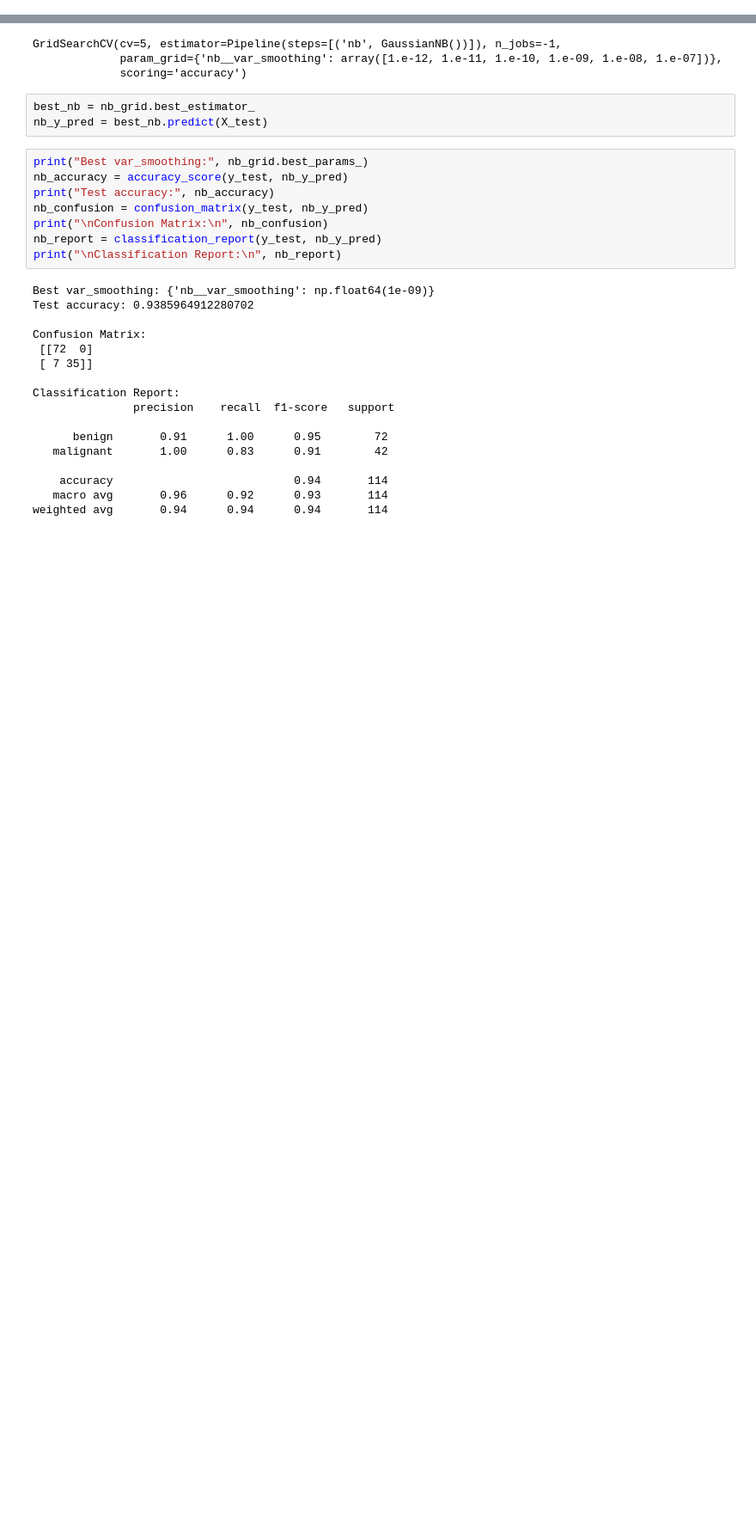
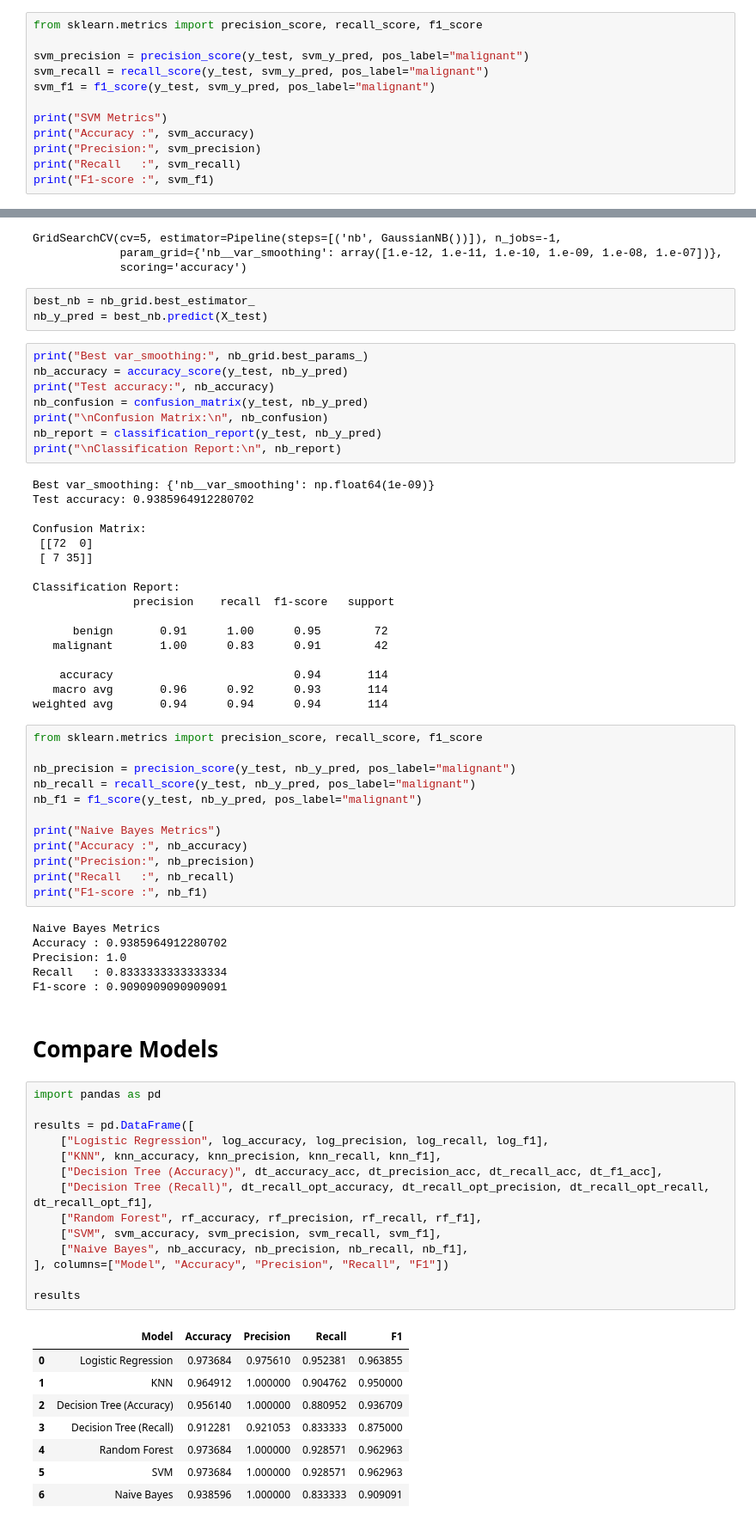
Before and after one commit to AromalDileep/traditional_ml, a Jupyter notebook: notebooks/09_classification_models.ipynb, the cells around one changed output, grey strips where cells are left out. Shown at 86% size. Drawn from its saved outputs; the diff is of its cells as text; blank space fills up the shorter version.

```diff
--- a/notebooks/09_classification_models.ipynb
+++ b/notebooks/09_classification_models.ipynb
@@ -1877,3 +1979,15 @@ Classification Report:
     accuracy                           0.97       114
    macro avg       0.98      0.96      0.97       114
 weighted avg       0.97      0.97      0.97       114
+# %%
+from sklearn.metrics import precision_score, recall_score, f1_score
+
+svm_precision = precision_score(y_test, svm_y_pred, pos_label="malignant")
+svm_recall = recall_score(y_test, svm_y_pred, pos_label="malignant")
+svm_f1 = f1_score(y_test, svm_y_pred, pos_label="malignant")
+
+print("SVM Metrics")
+print("Accuracy :", svm_accuracy)
+print("Precision:", svm_precision)
+print("Recall   :", svm_recall)
+print("F1-score :", svm_f1)
@@ -2074,3 +2194,46 @@ Classification Report:
     accuracy                           0.94       114
    macro avg       0.96      0.92      0.93       114
 weighted avg       0.94      0.94      0.94       114
+# %%
+from sklearn.metrics import precision_score, recall_score, f1_score
+
+nb_precision = precision_score(y_test, nb_y_pred, pos_label="malignant")
+nb_recall = recall_score(y_test, nb_y_pred, pos_label="malignant")
+nb_f1 = f1_score(y_test, nb_y_pred, pos_label="malignant")
+
+print("Naive Bayes Metrics")
+print("Accuracy :", nb_accuracy)
+print("Precision:", nb_precision)
+print("Recall   :", nb_recall)
+print("F1-score :", nb_f1)
+# %% [output]
+Naive Bayes Metrics
+Accuracy : 0.9385964912280702
+Precision: 1.0
+Recall   : 0.8333333333333334
+F1-score : 0.9090909090909091
+# %% [markdown]
+# Compare Models
+# %%
+import pandas as pd
+
+results = pd.DataFrame([
+    ["Logistic Regression", log_accuracy, log_precision, log_recall, log_f1],
+    ["KNN", knn_accuracy, knn_precision, knn_recall, knn_f1],
+    ["Decision Tree (Accuracy)", dt_accuracy_acc, dt_precision_acc, dt_recall_acc, dt_f1_acc],
+    ["Decision Tree (Recall)", dt_recall_opt_accuracy, dt_recall_opt_precision, dt_recall_opt_recall, dt_recall_opt_f1],
+    ["Random Forest", rf_accuracy, rf_precision, rf_recall, rf_f1],
+    ["SVM", svm_accuracy, svm_precision, svm_recall, svm_f1],
+    ["Naive Bayes", nb_accuracy, nb_precision, nb_recall, nb_f1],
+], columns=["Model", "Accuracy", "Precision", "Recall", "F1"])
+
+results
+# %% [output]
+|  | Model | Accuracy | Precision | Recall | F1 |
+| 0 | Logistic Regression | 0.973684 | 0.975610 | 0.952381 | 0.963855 |
+| 1 | KNN | 0.964912 | 1.000000 | 0.904762 | 0.950000 |
+| 2 | Decision Tree (Accuracy) | 0.956140 | 1.000000 | 0.880952 | 0.936709 |
+| 3 | Decision Tree (Recall) | 0.912281 | 0.921053 | 0.833333 | 0.875000 |
+| 4 | Random Forest | 0.973684 | 1.000000 | 0.928571 | 0.962963 |
+| 5 | SVM | 0.973684 | 1.000000 | 0.928571 | 0.962963 |
+| 6 | Naive Bayes | 0.938596 | 1.000000 | 0.833333 | 0.909091 |
```
Also changed, not shown: parts of 10 cells of this notebook.
